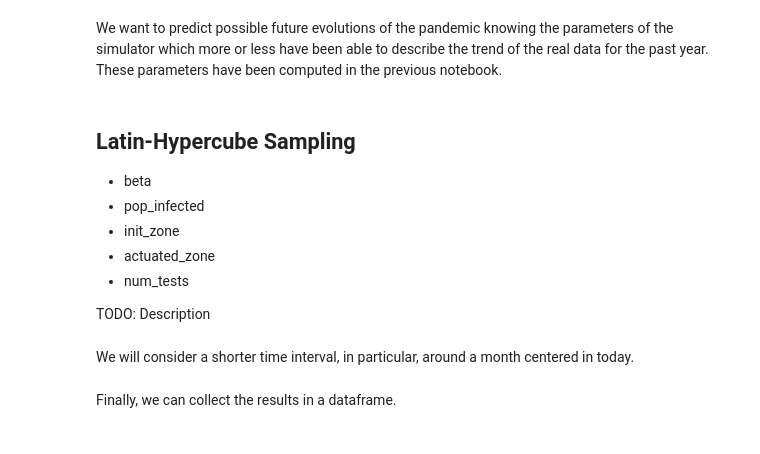
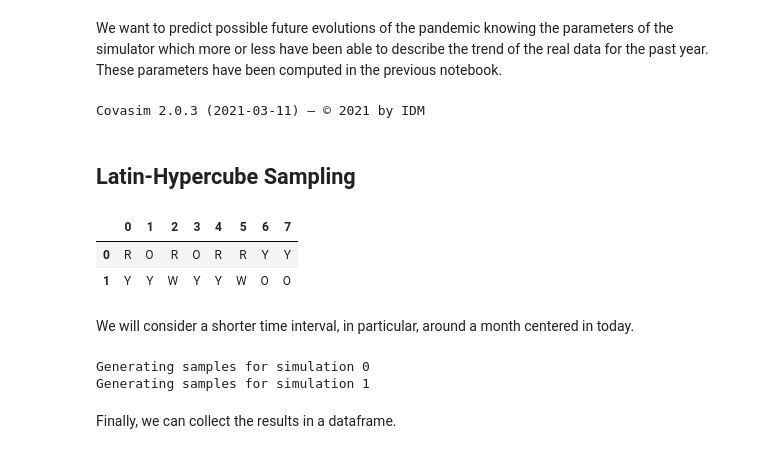
Before and after one commit to LIA-UniBo/EpidemicModelLearning, a Jupyter notebook: notebooks/3. Data Generation.ipynb, the cells around one changed output. Saved outputs shown, nothing was run; the diff lists cells and outputs as text; code cells hidden in the pictures.

```diff
--- a/notebooks/3. Data Generation.ipynb
+++ b/notebooks/3. Data Generation.ipynb
@@ -17,23 +17,22 @@ with open('../res/parameters.json', 'r') as json_file:
 
 initial_params = j['initial_params']
 intervention_params = j['intervention_params']
-df = get_regional_data(4.46e6 / (initial_params['pop_size'] * initial_params['pop_scale']))
+df = get_regional_data(4.46e6 / initial_params['pop_size'])
+# %% [output]
+Covasim 2.0.3 (2021-03-11) — © 2021 by IDM
 # %% [markdown]
 ## Latin-Hypercube Sampling
-
-* beta
-* pop_infected
-* init_zone
-* actuated_zone
-* num_tests
-
-TODO: Description
 # %%
-samples = lhs(n=11, samples=5)
+n_zones_interv = 8
+samples = lhs(n=n_zones_interv, samples=2)
 samples = pd.DataFrame(samples)
-for i in range(11):
+for i in range(n_zones_interv):
     samples[i] = samples[i].map(lambda v: int(4 * v)).map({0: 'W', 1: 'Y', 2: 'O', 3: 'R'})
 samples
+# %% [output]
+|  | 0 | 1 | 2 | 3 | 4 | 5 | 6 | 7 |
+| 0 | R | O | R | O | R | R | Y | Y |
+| 1 | Y | Y | W | Y | Y | W | O | O |
 # %% [markdown]
 We will consider a shorter time interval, in particular, around a month centered in today.
 # %%
@@ -44,14 +43,30 @@ data_cols = [col + str(day) for day in sim_days for col in result_cols]
 # %%
 # 251 = (2020-11-01) - (2020-02-24)
-initial_params['n_days'] = 251 + samples.shape[1] * time_interval
+zones_starting_day = 251
+initial_params['n_days'] = zones_starting_day + samples.shape[1] * time_interval
 
 data = []
 for idx, s in samples.iterrows():
+    print("Generating samples for simulation", idx)
     intervs = get_sampling_interventions(s, intervention_params , time_interval)
     sim = cv.Sim(pars={**initial_params, 'rand_seed': idx}, interventions=intervs, datafile=df)
-    sim.run()
-    # raw = [result.values for result in sim.results[result_cols]]
-    # raw = [item for daily in zip(*raw) for item in daily]
-    # row = pd.Series(raw[-30:])
-    # data.append(row)
-    print(sim)
+    msim = cv.MultiSim(sim)
+    msim.run(n_runs=1)
+    msim.mean()
+    result = pd.DataFrame()
+    result['hosp'] = msim.results['n_severe'].values + msim.results['n_critical'].values
+    result['diag'] = msim.results['new_diagnoses'].values
+    # result['diag'] = result['diag'].rolling(7).mean()
+    result['dead'] = msim.results['new_deaths'].values
+    # result['dead'] = result['dead'].rolling(7).mean()
+    result['susc'] = msim.results['n_susceptible'].values
+    result = result.iloc[zones_starting_day+1:].reset_index(drop=True)
+    for i in range(0, len(result) - time_interval, time_interval):
+        slc = result.iloc[i : i + 2*time_interval]
+        raw = [slc[key].values for key in result_cols]
+        raw = [item for daily in zip(*raw) for item in daily]
+        row = pd.Series(raw)
+        data.append(row)
+# %% [output]
+Generating samples for simulation 0
+Generating samples for simulation 1
```
Also changed, not shown: parts of 4 cells of this notebook.
